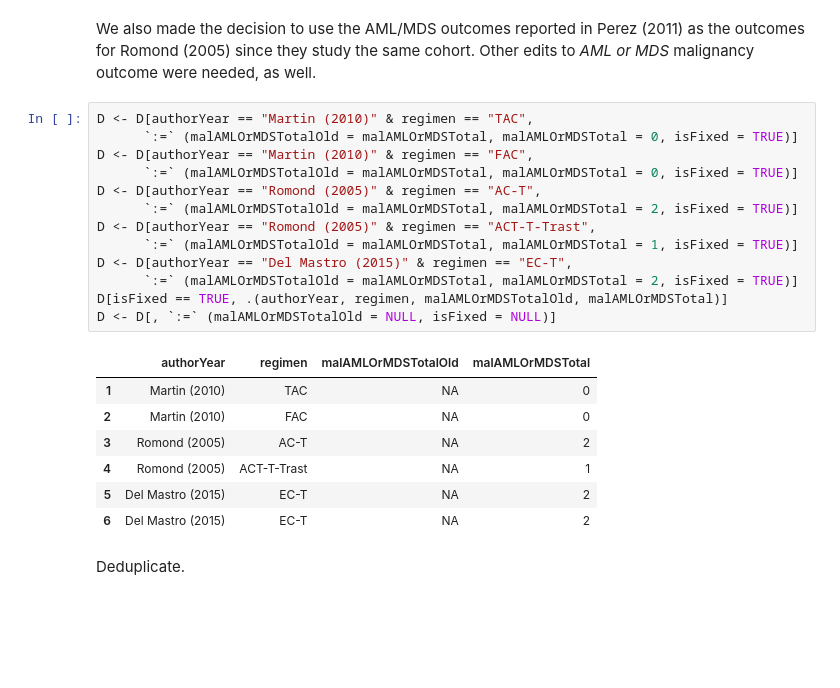
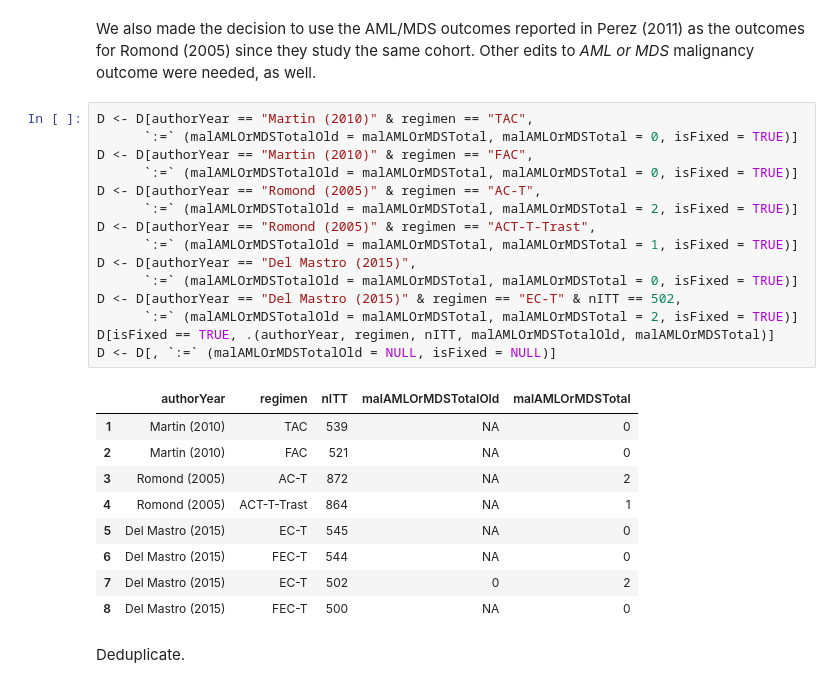
Before and after one commit to benjamin-chan/SecMalAfterBreastCaACT, a Jupyter notebook: metaregSecMal.ipynb, the cells around one changed output. Drawn from its saved outputs; the diff is of its cells as text; blank space fills up the shorter version.

```diff
--- a/metaregSecMal.ipynb
+++ b/metaregSecMal.ipynb
@@ -320,24 +320,28 @@ We also made the decision to use the AML/MDS outcomes reported in Perez (2011) a
 # %%
 D <- D[authorYear == "Martin (2010)" & regimen == "TAC",
       `:=` (malAMLOrMDSTotalOld = malAMLOrMDSTotal, malAMLOrMDSTotal = 0, isFixed = TRUE)]
 D <- D[authorYear == "Martin (2010)" & regimen == "FAC",
       `:=` (malAMLOrMDSTotalOld = malAMLOrMDSTotal, malAMLOrMDSTotal = 0, isFixed = TRUE)]
 D <- D[authorYear == "Romond (2005)" & regimen == "AC-T",
       `:=` (malAMLOrMDSTotalOld = malAMLOrMDSTotal, malAMLOrMDSTotal = 2, isFixed = TRUE)]
 D <- D[authorYear == "Romond (2005)" & regimen == "ACT-T-Trast",
       `:=` (malAMLOrMDSTotalOld = malAMLOrMDSTotal, malAMLOrMDSTotal = 1, isFixed = TRUE)]
-D <- D[authorYear == "Del Mastro (2015)" & regimen == "EC-T",
+D <- D[authorYear == "Del Mastro (2015)",
+      `:=` (malAMLOrMDSTotalOld = malAMLOrMDSTotal, malAMLOrMDSTotal = 0, isFixed = TRUE)]
+D <- D[authorYear == "Del Mastro (2015)" & regimen == "EC-T" & nITT == 502,
       `:=` (malAMLOrMDSTotalOld = malAMLOrMDSTotal, malAMLOrMDSTotal = 2, isFixed = TRUE)]
-D[isFixed == TRUE, .(authorYear, regimen, malAMLOrMDSTotalOld, malAMLOrMDSTotal)]
+D[isFixed == TRUE, .(authorYear, regimen, nITT, malAMLOrMDSTotalOld, malAMLOrMDSTotal)]
 D <- D[, `:=` (malAMLOrMDSTotalOld = NULL, isFixed = NULL)]
 # %% [output]
-|  | authorYear | regimen | malAMLOrMDSTotalOld | malAMLOrMDSTotal |
-| 1 | Martin (2010) | TAC | NA | 0 |
-| 2 | Martin (2010) | FAC | NA | 0 |
-| 3 | Romond (2005) | AC-T | NA | 2 |
-| 4 | Romond (2005) | ACT-T-Trast | NA | 1 |
-| 5 | Del Mastro (2015) | EC-T | NA | 2 |
-| 6 | Del Mastro (2015) | EC-T | NA | 2 |
+|  | authorYear | regimen | nITT | malAMLOrMDSTotalOld | malAMLOrMDSTotal |
+| 1 | Martin (2010) | TAC | 539 | NA | 0 |
+| 2 | Martin (2010) | FAC | 521 | NA | 0 |
+| 3 | Romond (2005) | AC-T | 872 | NA | 2 |
+| 4 | Romond (2005) | ACT-T-Trast | 864 | NA | 1 |
+| 5 | Del Mastro (2015) | EC-T | 545 | NA | 0 |
+| 6 | Del Mastro (2015) | FEC-T | 544 | NA | 0 |
+| 7 | Del Mastro (2015) | EC-T | 502 | 0 | 2 |
+| 8 | Del Mastro (2015) | FEC-T | 500 | NA | 0 |
 # %% [markdown]
 Deduplicate.
 # %%
```
Also changed, not shown: parts of 8 cells of this notebook, 5 other files.
